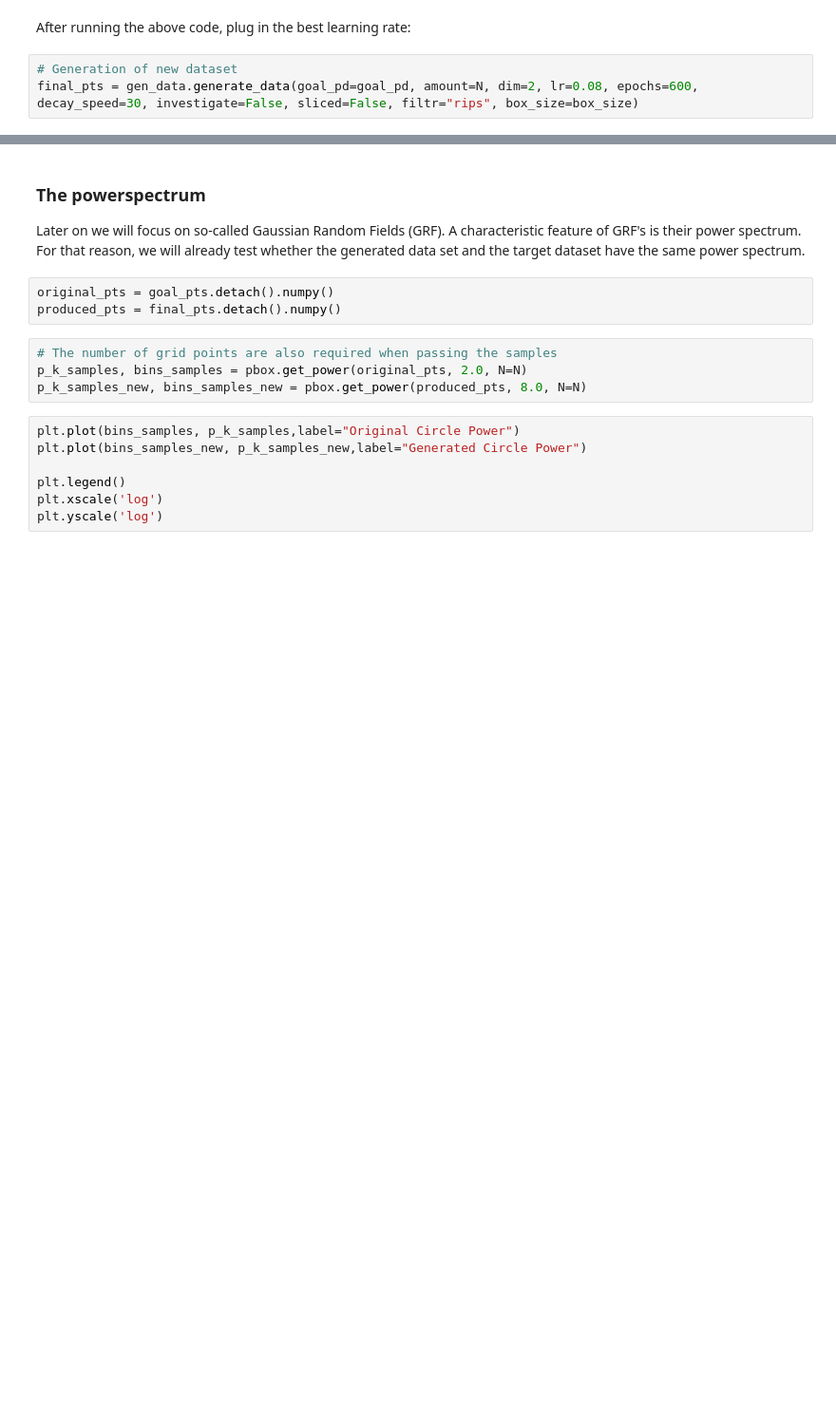
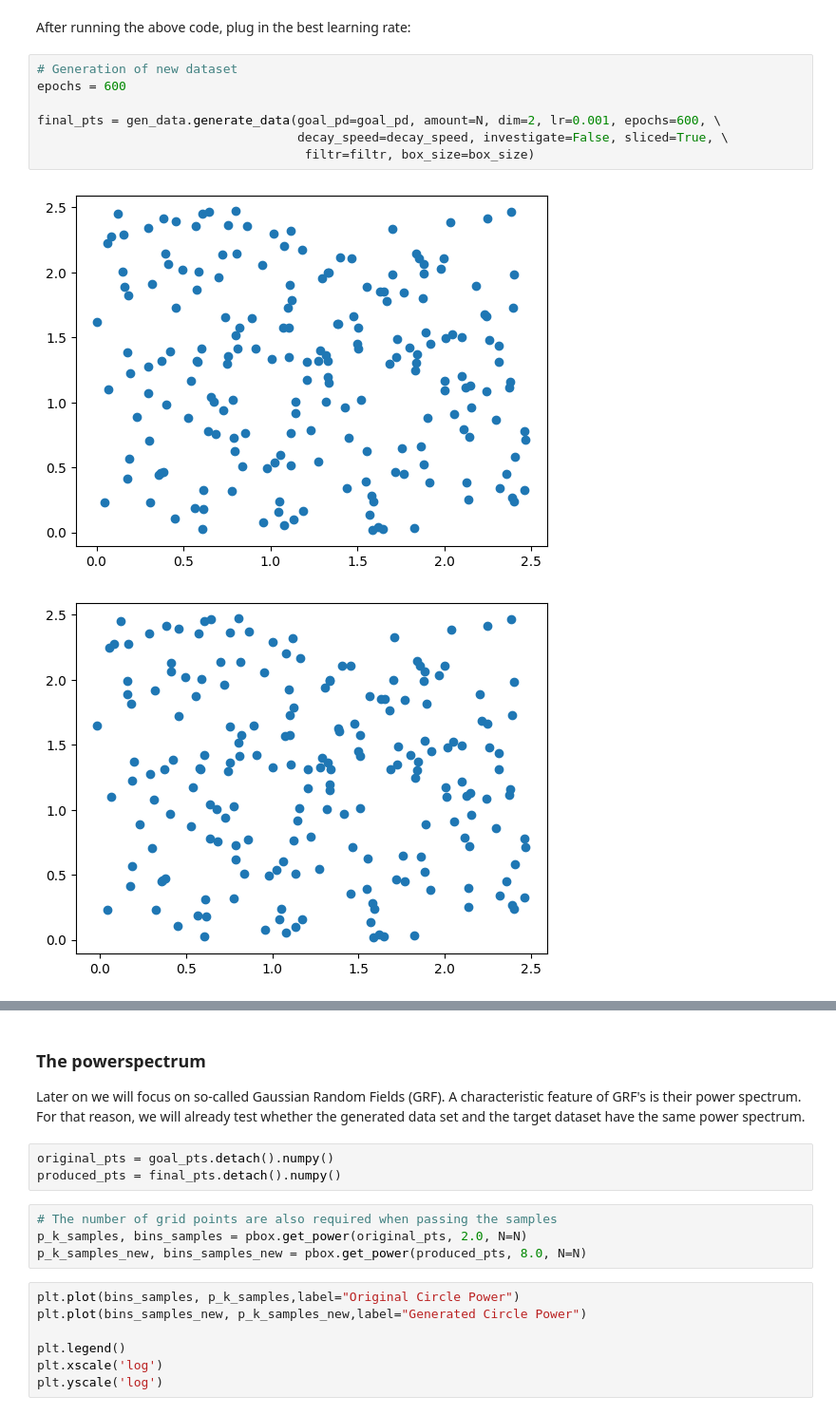
Before and after one commit to sliemelela/masterthesis, a Jupyter notebook: Programming/Inverse Optimization/notebooks/showcase.ipynb, the cells around one changed output, grey strips where cells are left out. Shown at 95% size. Drawn from its saved outputs; the diff is of its cells as text; blank space fills up the shorter version.

```diff
--- a/Programming/Inverse Optimization/notebooks/showcase.ipynb
+++ b/Programming/Inverse Optimization/notebooks/showcase.ipynb
@@ -96,4 +123,11 @@ research_plot.research_lr(lr_list=lr_list, goal_pd=goal_pd, amount=N, dim=2, epo
 After running the above code, plug in the best learning rate:
 # %%
 # Generation of new dataset
-final_pts = gen_data.generate_data(goal_pd=goal_pd, amount=N, dim=2, lr=0.08, epochs=600, decay_speed=30, investigate=False, sliced=False, filtr="rips", box_size=box_size)
+epochs = 600
+
+final_pts = gen_data.generate_data(goal_pd=goal_pd, amount=N, dim=2, lr=0.001, epochs=600, \
+                                   decay_speed=decay_speed, investigate=False, sliced=True, \
+                                    filtr=filtr, box_size=box_size)
+# %% [output]
+[figure, added]
+[figure, added]
```
Also changed, not shown: parts of 20 cells of this notebook, 12 other files.
